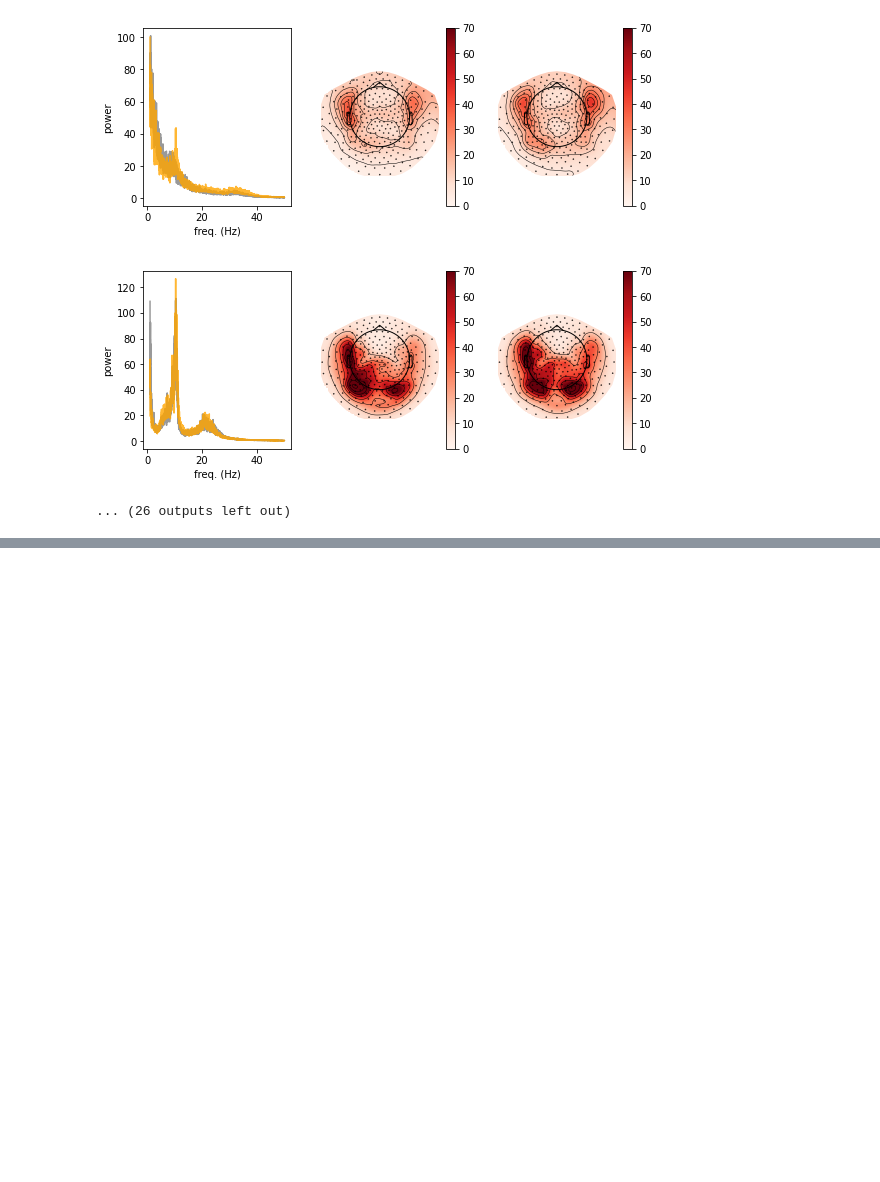
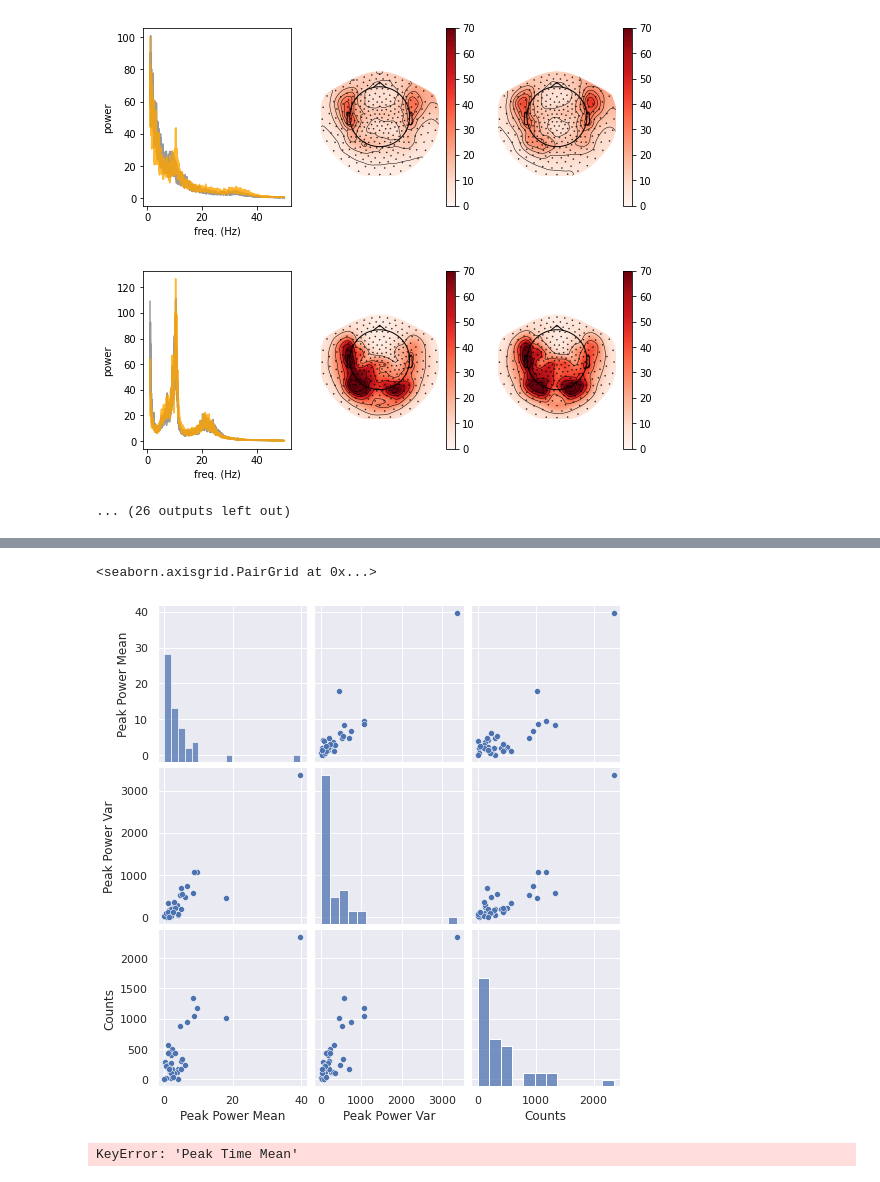
Before and after one commit to ntolley/biomag_spectral_events, a Jupyter notebook: spectral_events.ipynb, the cells around one changed output, grey strips where cells are left out. Cells and saved outputs as stored; diff of their text form; code cells hidden in the pictures; blank space fills up the shorter version.

```diff
--- a/spectral_events.ipynb
+++ b/spectral_events.ipynb
@@ -273,0 +214,18 @@ df
+# %%
+df_diff = df.groupby('Subj').max() - df.groupby('Subj').min()
+sns.pairplot(df_diff, vars=['Peak Power Mean', 'Peak Power Var', 'Counts'])
+# %% [output]
+<seaborn.axisgrid.PairGrid at 0x...>
+[figure, added]
+# %%
+from sklearn.decomposition import PCA
+from sklearn.preprocessing import StandardScaler
+scaler = StandardScaler()
+df_diff.pop('Peak Time Mean')
+df_diff.pop('Peak Time Var')
+scaled_data = scaler.fit_transform(df_diff.values)
+
+pca = PCA(n_components=10)
+pca_data = pca.fit_transform(scaled_data)
+# %% [output]
+KeyError: 'Peak Time Mean'
```
Also changed, not shown: parts of 15 cells of this notebook.
